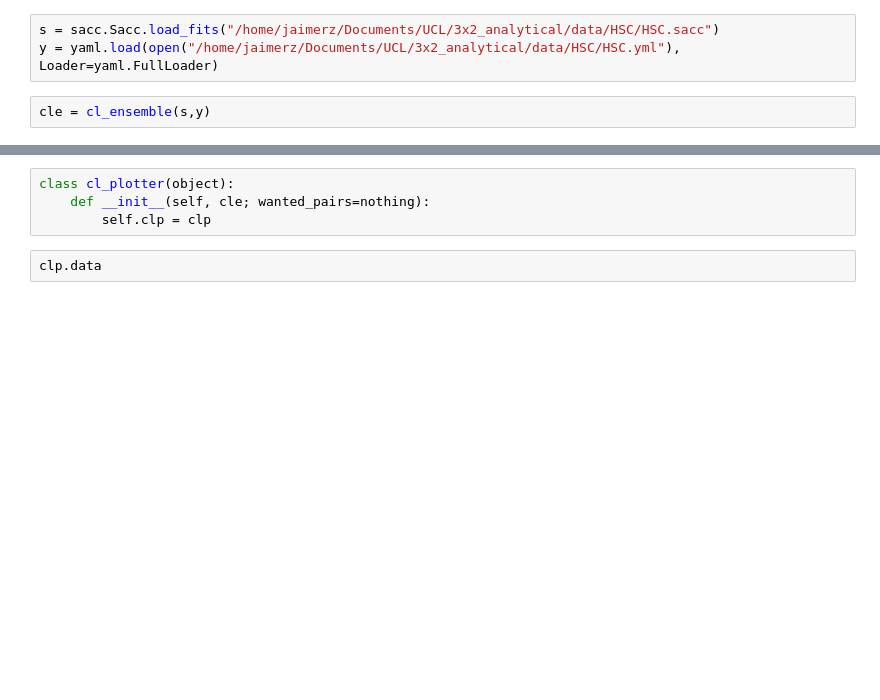
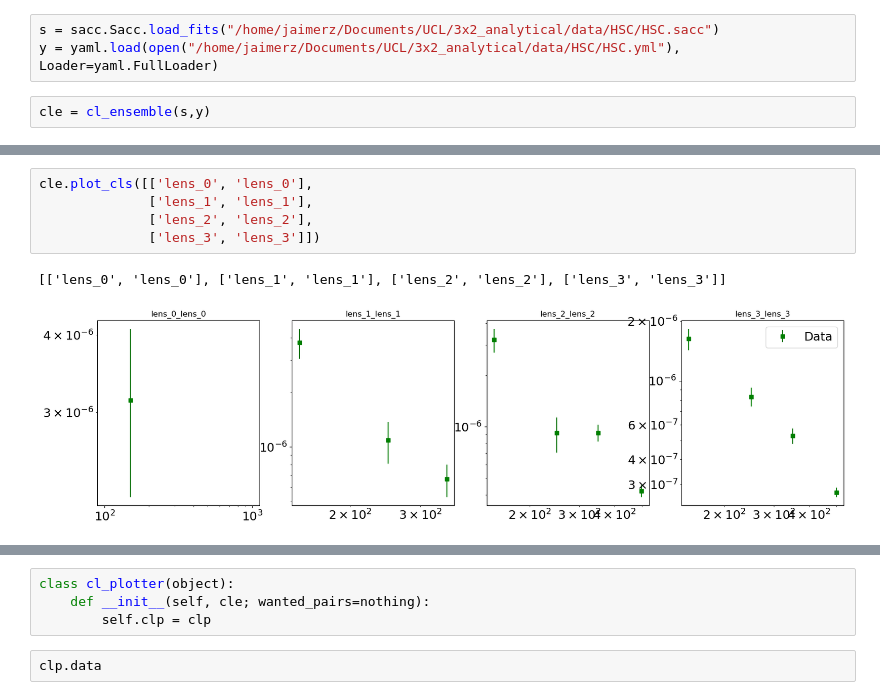
Before and after one commit to JaimeRZP/pacc, a Jupyter notebook: lab.ipynb, the cells around one changed output, grey strips where cells are left out. Saved outputs shown, nothing was run; the diff lists cells and outputs as text; blank space fills up the shorter version.

```diff
--- a/lab.ipynb
+++ b/lab.ipynb
@@ -61 +162,9 @@ cle = cl_ensemble(s,y)
+# %%
+cle.plot_cls([['lens_0', 'lens_0'],
+              ['lens_1', 'lens_1'],
+              ['lens_2', 'lens_2'],
+              ['lens_3', 'lens_3']])
+# %% [output]
+[['lens_0', 'lens_0'], ['lens_1', 'lens_1'], ['lens_2', 'lens_2'], ['lens_3', 'lens_3']]
+[figure, added]
 # %%
```
Also changed, not shown: parts of 9 cells of this notebook.
